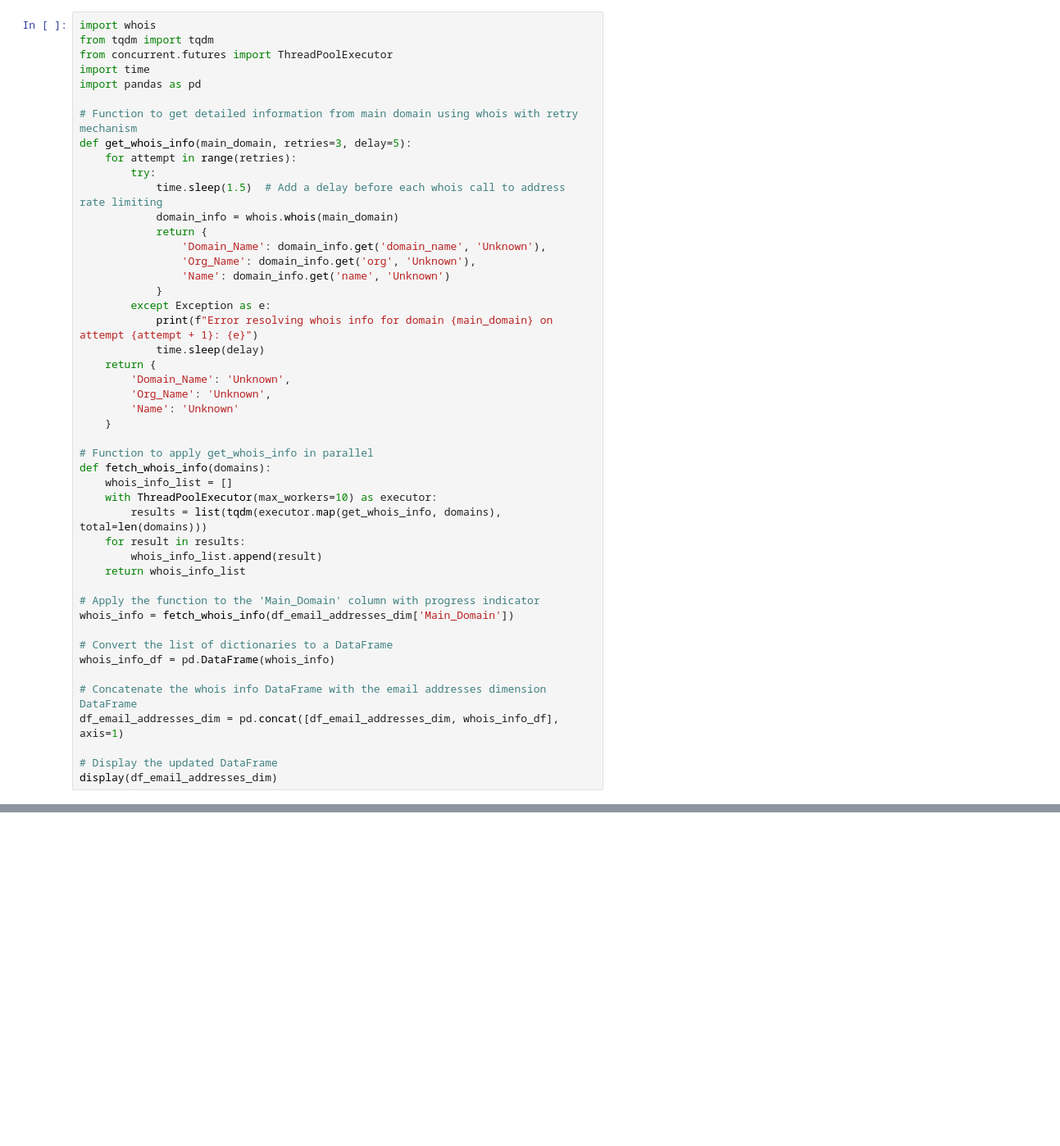
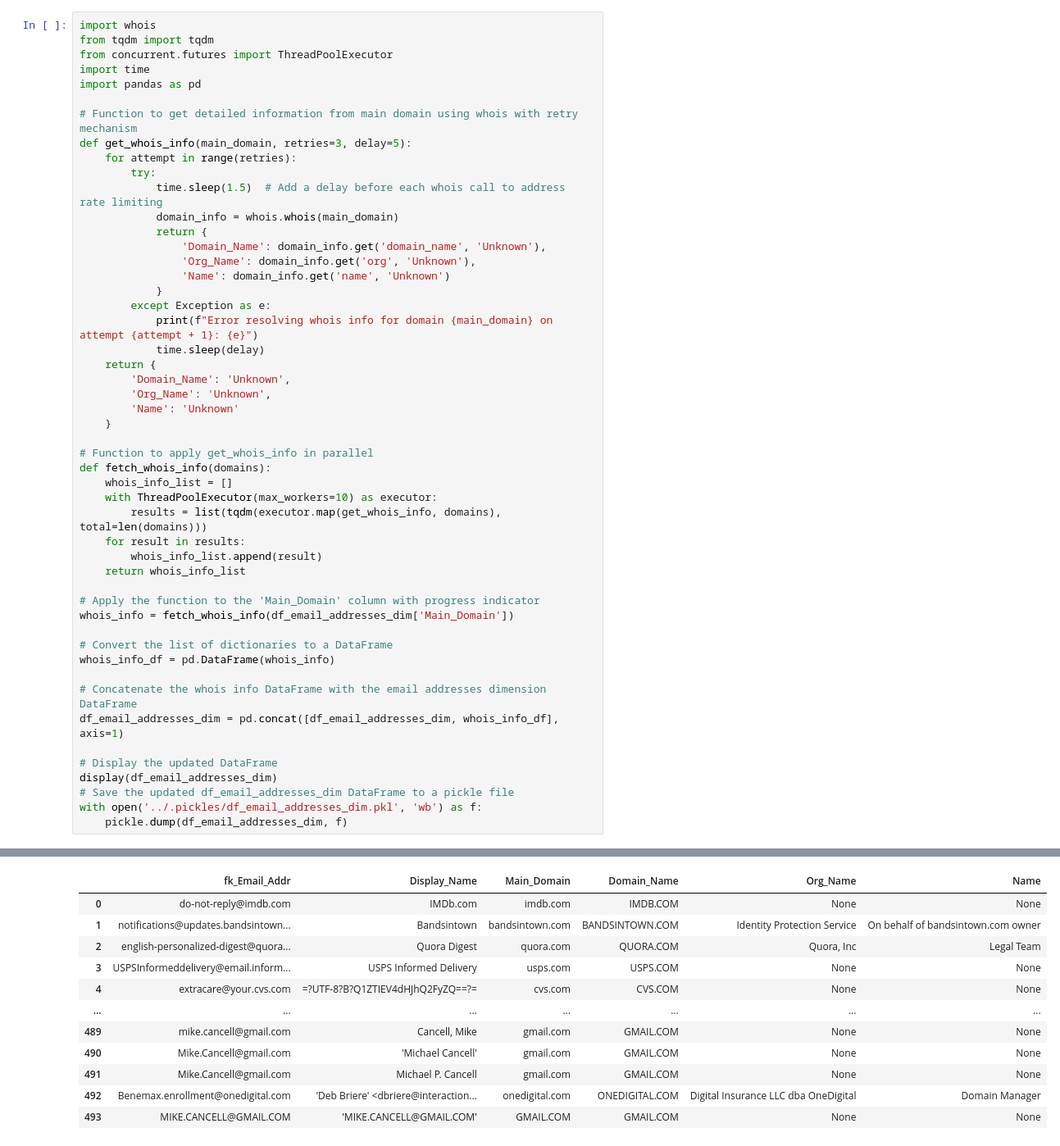
Before and after one commit to mcancell/Py-ETL-Notebook, a Jupyter notebook: Datasets/Emails/Transform/CleanTransform.ipynb, the cells around one changed output, grey strips where cells are left out. Shown at 82% size. Drawn from its saved outputs; the diff is of its cells as text; blank space fills up the shorter version.

```diff
--- a/Datasets/Emails/Transform/CleanTransform.ipynb
+++ b/Datasets/Emails/Transform/CleanTransform.ipynb
@@ -430,4 +443,7 @@ df_email_addresses_dim = pd.concat([df_email_addresses_dim, whois_info_df], axis
 
 # Display the updated DataFrame
 display(df_email_addresses_dim)
+# Save the updated df_email_addresses_dim DataFrame to a pickle file
+with open('../.pickles/df_email_addresses_dim.pkl', 'wb') as f:
+    pickle.dump(df_email_addresses_dim, f)
 # %% [output]
@@ -438,0 +455,12 @@ Error resolving whois info for domain habitburger.com on attempt 1: [WinError 10
+|  | fk_Email_Addr | Display_Name | Main_Domain | Domain_Name | Org_Name | Name |
+| 0 | do-not-reply@imdb.com | IMDb.com | imdb.com | IMDB.COM | None | None |
+| 1 | notifications@updates.bandsintown... | Bandsintown | bandsintown.com | BANDSINTOWN.COM | Identity Protection Service | On behalf of bandsintown.com owner |
+| 2 | english-personalized-digest@quora... | Quora Digest | quora.com | QUORA.COM | Quora, Inc | Legal Team |
+| 3 | USPSInformeddelivery@email.inform... | USPS Informed Delivery | usps.com | USPS.COM | None | None |
+| 4 | extracare@your.cvs.com | =?UTF-8?B?Q1ZTIEV4dHJhQ2FyZQ==?= | cvs.com | CVS.COM | None | None |
+| ... | ... | ... | ... | ... | ... | ... |
+| 489 | mike.cancell@gmail.com | Cancell, Mike | gmail.com | GMAIL.COM | None | None |
+| 490 | Mike.Cancell@gmail.com | 'Michael Cancell' | gmail.com | GMAIL.COM | None | None |
+| 491 | Mike.Cancell@gmail.com | Michael P. Cancell | gmail.com | GMAIL.COM | None | None |
+| 492 | Benemax.enrollment@onedigital.com | 'Deb Briere' <dbriere@interaction... | onedigital.com | ONEDIGITAL.COM | Digital Insurance LLC dba OneDigital | Domain Manager |
+| 493 | MIKE.CANCELL@GMAIL.COM | 'MIKE.CANCELL@GMAIL.COM' | GMAIL.COM | GMAIL.COM | None | None |
```
Also changed, not shown: parts of 19 cells of this notebook, 1 other file.
